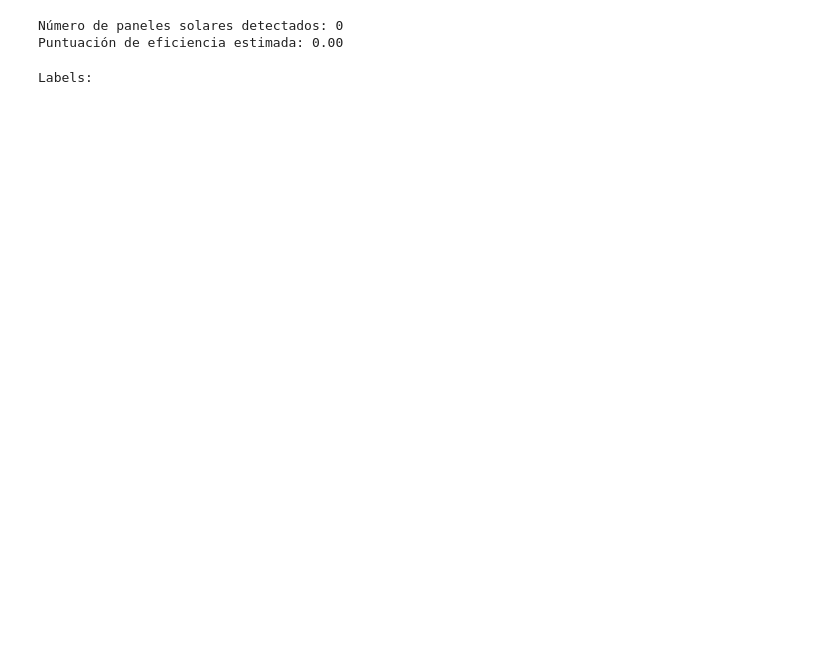
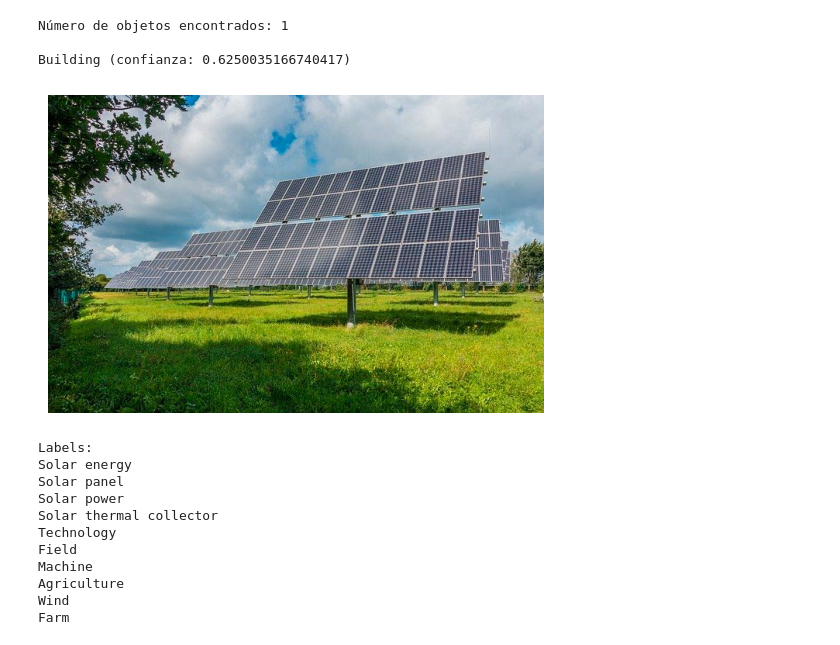
Before and after one commit to delvago/google_vision_test, a Jupyter notebook: google_vision.ipynb, the cells around one changed output. Saved outputs shown, nothing was run; the diff lists cells and outputs as text; code cells hidden in the pictures; blank space fills up the shorter version.

Commit message:
Se agregan las nuevas funciones de detección de objetos y etiquetas

```diff
--- a/google_vision.ipynb
+++ b/google_vision.ipynb
@@ -50,6 +9,0 @@ plot_results(image_path, num_panels, efficiency)
-# %%
-print(f"Número de paneles solares detectados: {num_panels}")
-print(f"Puntuación de eficiencia estimada: {efficiency:.2f}")
-# %% [output]
-Número de paneles solares detectados: 0
-Puntuación de eficiencia estimada: 0.00
@@ -78,4 +9,0 @@ def run_quickstart() -> vision.EntityAnnotation:
-# %%
-tags = run_quickstart()
-# %% [output]
-Labels:
@@ -81,0 +32,46 @@ Labels:
+# %%
+def detect_labels(path):
+    """Detecta etiquetas en una imagen local
+    Args:
+    path: El path a la imagen local.
+    """
+    client = vision.ImageAnnotatorClient()
+
+    with open(path, "rb") as image_file:
+        content = image_file.read()
+
+    image = vision.Image(content=content)
+
+    response = client.label_detection(image=image)
+    labels = response.label_annotations
+    print("Labels:")
+
+    for label in labels:
+        print(label.description)
+
+    if response.error.message:
+        raise Exception(
+            "{}\nPara mas errores entra a: "
+            "https://cloud.google.com/apis/design/errors".format(response.error.message)
+        )
+# %%
+# Llamado a las funciones
+image_path = 'panel_solar_3.jpg'
+localize_objects(image_path)
+detect_labels(image_path)
+# %% [output]
+Número de objetos encontrados: 1
+
+Building (confianza: 0.6250035166740417)
+[figure, added]
+Labels:
+Solar energy
+Solar panel
+Solar power
+Solar thermal collector
+Technology
+Field
+Machine
+Agriculture
+Wind
+Farm
```
Also changed, not shown: parts of 8 cells of this notebook, 2 other files.
